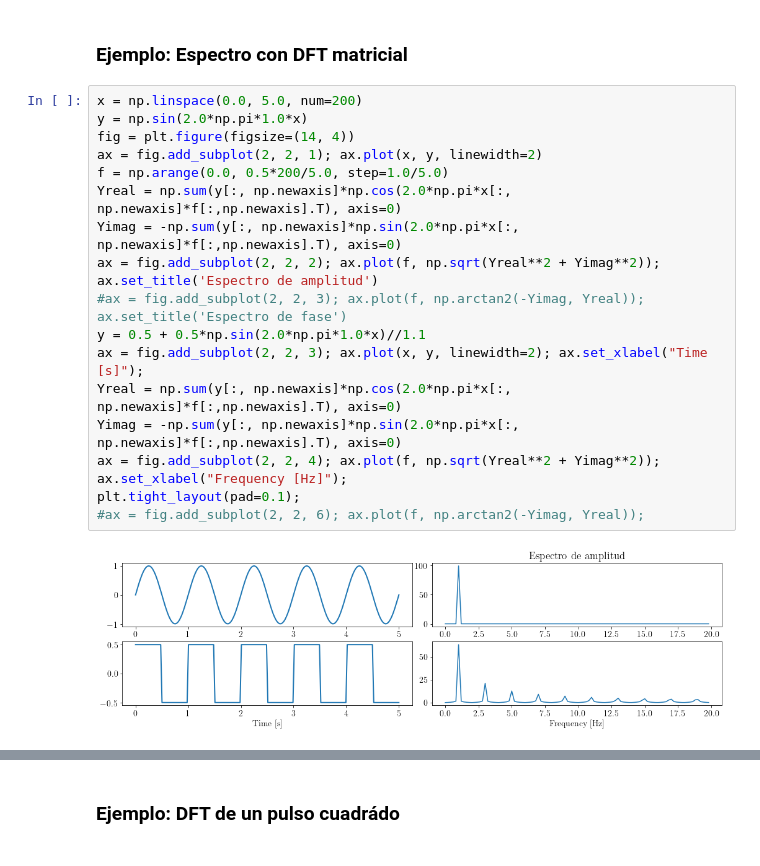
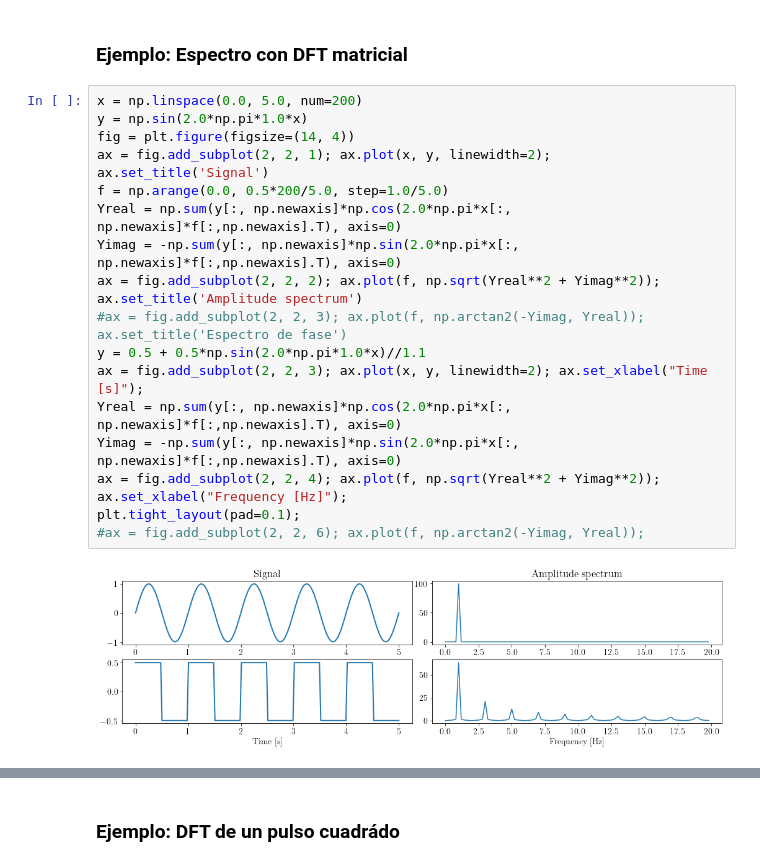
Before and after one commit to phuijse/UACH-INFO185, a Jupyter notebook: unidad2_sistemas_de_comunicacion.ipynb, the cells around one changed output, grey strips where cells are left out. Drawn from its saved outputs; the diff is of its cells as text.

Commit message:
Ejemplos de relacion entre correlacion y espectro

```diff
--- a/unidad2_sistemas_de_comunicacion.ipynb
+++ b/unidad2_sistemas_de_comunicacion.ipynb
@@ -554,19 +554,19 @@ D_{ft} g &= G
 # %%
 x = np.linspace(0.0, 5.0, num=200)
 y = np.sin(2.0*np.pi*1.0*x)
 fig = plt.figure(figsize=(14, 4))
-ax = fig.add_subplot(2, 2, 1); ax.plot(x, y, linewidth=2)
+ax = fig.add_subplot(2, 2, 1); ax.plot(x, y, linewidth=2); ax.set_title('Signal')
 f = np.arange(0.0, 0.5*200/5.0, step=1.0/5.0)
 Yreal = np.sum(y[:, np.newaxis]*np.cos(2.0*np.pi*x[:, np.newaxis]*f[:,np.newaxis].T), axis=0)
 Yimag = -np.sum(y[:, np.newaxis]*np.sin(2.0*np.pi*x[:, np.newaxis]*f[:,np.newaxis].T), axis=0)
-ax = fig.add_subplot(2, 2, 2); ax.plot(f, np.sqrt(Yreal**2 + Yimag**2)); ax.set_title('Espectro de amplitud')
+ax = fig.add_subplot(2, 2, 2); ax.plot(f, np.sqrt(Yreal**2 + Yimag**2)); ax.set_title('Amplitude spectrum')
 #ax = fig.add_subplot(2, 2, 3); ax.plot(f, np.arctan2(-Yimag, Yreal)); ax.set_title('Espectro de fase')
 y = 0.5 + 0.5*np.sin(2.0*np.pi*1.0*x)//1.1
 ax = fig.add_subplot(2, 2, 3); ax.plot(x, y, linewidth=2); ax.set_xlabel("Time [s]");
 Yreal = np.sum(y[:, np.newaxis]*np.cos(2.0*np.pi*x[:, np.newaxis]*f[:,np.newaxis].T), axis=0)
 Yimag = -np.sum(y[:, np.newaxis]*np.sin(2.0*np.pi*x[:, np.newaxis]*f[:,np.newaxis].T), axis=0)
 ax = fig.add_subplot(2, 2, 4); ax.plot(f, np.sqrt(Yreal**2 + Yimag**2)); ax.set_xlabel("Frequency [Hz]");
 plt.tight_layout(pad=0.1);
 #ax = fig.add_subplot(2, 2, 6); ax.plot(f, np.arctan2(-Yimag, Yreal));
 # %% [output]
-[figure, old version]
+[figure, new version]
```
Also changed, not shown: parts of 6 cells of this notebook.
